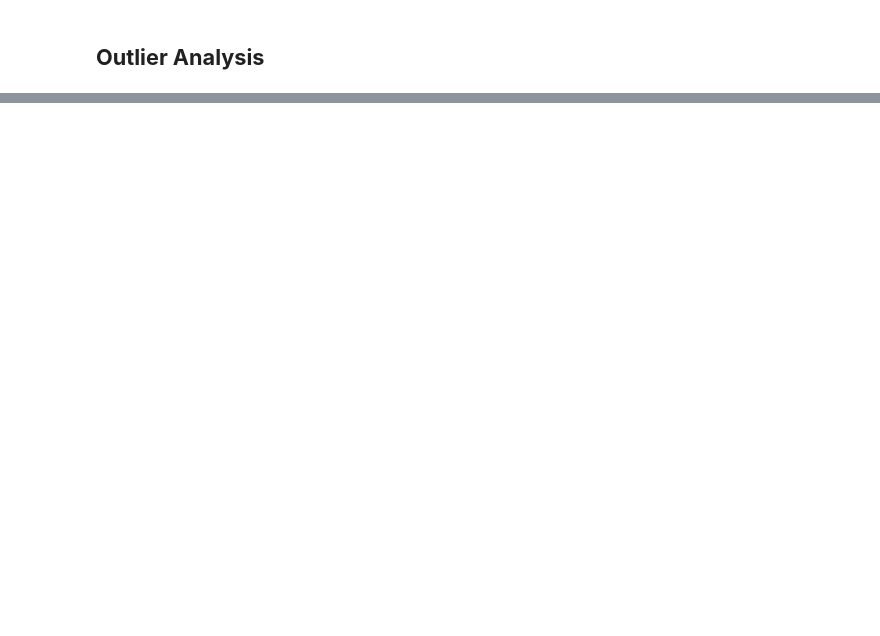
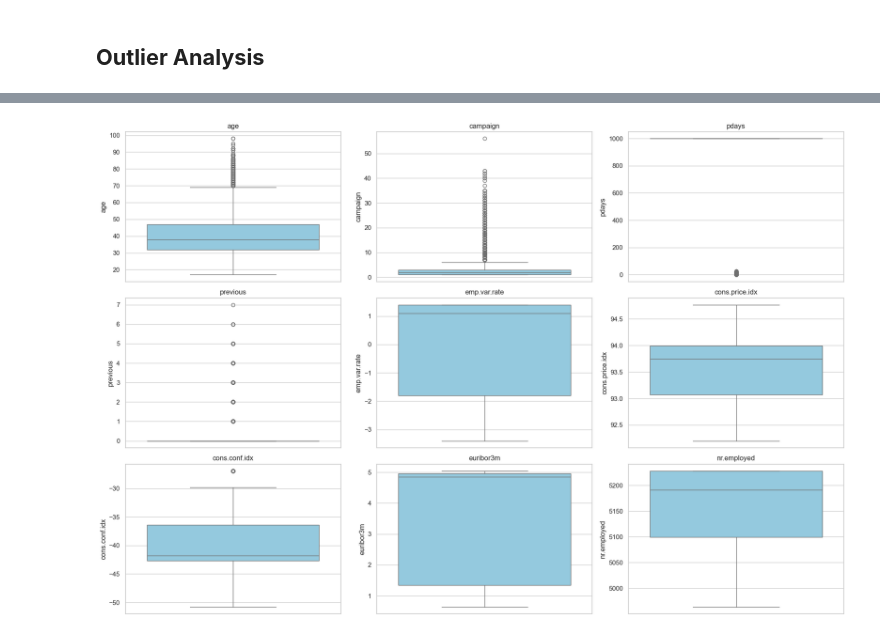
Before and after one commit to akmalraafid25/BetaGroup_JC_DS_OL_FinalProject, a Jupyter notebook: FinalProject.ipynb, the cells around one changed output, grey strips where cells are left out. Saved outputs shown, nothing was run; the diff lists cells and outputs as text; code cells hidden in the pictures; blank space fills up the shorter version.

```diff
--- a/FinalProject.ipynb
+++ b/FinalProject.ipynb
@@ -1207,16 +1072,2 @@ previous_conversion_sorted
 # %% [markdown]
 ## **Outlier Analysis**
-# %%
-# Ukuran figure
-plt.figure(figsize=(18, 22))
-
-# Loop untuk membuat boxplot dan stripplot
-for i, col in enumerate(num_cols, 1):
-    plt.subplot(8, 2, i)
-    sns.boxplot(x=df[col], color='lightblue', fliersize=5)
-    sns.stripplot(x=df[col], color='red', size=1, jitter=0.2, alpha=0.3)
-    plt.title(f'Outlier Visualization - {col}', fontsize=12)
-    plt.xlabel(col)
-
-plt.tight_layout()
-plt.show()
@@ -1225,11 +1073,0 @@ plt.show()
-# %%
-# Identifikasi outlier menggunakan IQR
-numerical_columns = df.select_dtypes(include=['int64', 'float64']).columns
-for col in numerical_columns:
-    Q1 = df[col].quantile(0.25)
-    Q3 = df[col].quantile(0.75)
-    IQR = Q3 - Q1
-    lower_bound = Q1 - 1.5 * IQR
-    upper_bound = Q3 + 1.5 * IQR
-    outliers = df[(df[col] < lower_bound) | (df[col] > upper_bound)]
-    print(f'Outlier di kolom {col}: {len(outliers)} ({round((len(df[df[col]<lower_bound]) + len(df[df[col]>upper_bound])) / len(df)  *100, 2)}%)')
@@ -1284,0 +1084,19 @@ Name: count, dtype: int64
+# %%
+import matplotlib.pyplot as plt
+import seaborn as sns
+
+# Set plot style
+sns.set(style="whitegrid")
+
+# Buat boxplot untuk semua fitur numerik
+fig, axes = plt.subplots(nrows=3, ncols=3, figsize=(18, 12))
+axes = axes.flatten()
+
+for i, col in enumerate(num_cols):
+    sns.boxplot(data=X, y=col, ax=axes[i], color="skyblue")
+    axes[i].set_title(col)
+
+plt.tight_layout()
+plt.show()
+# %% [output]
+[figure, added]
```
Also changed, not shown: parts of 85 cells of this notebook.
